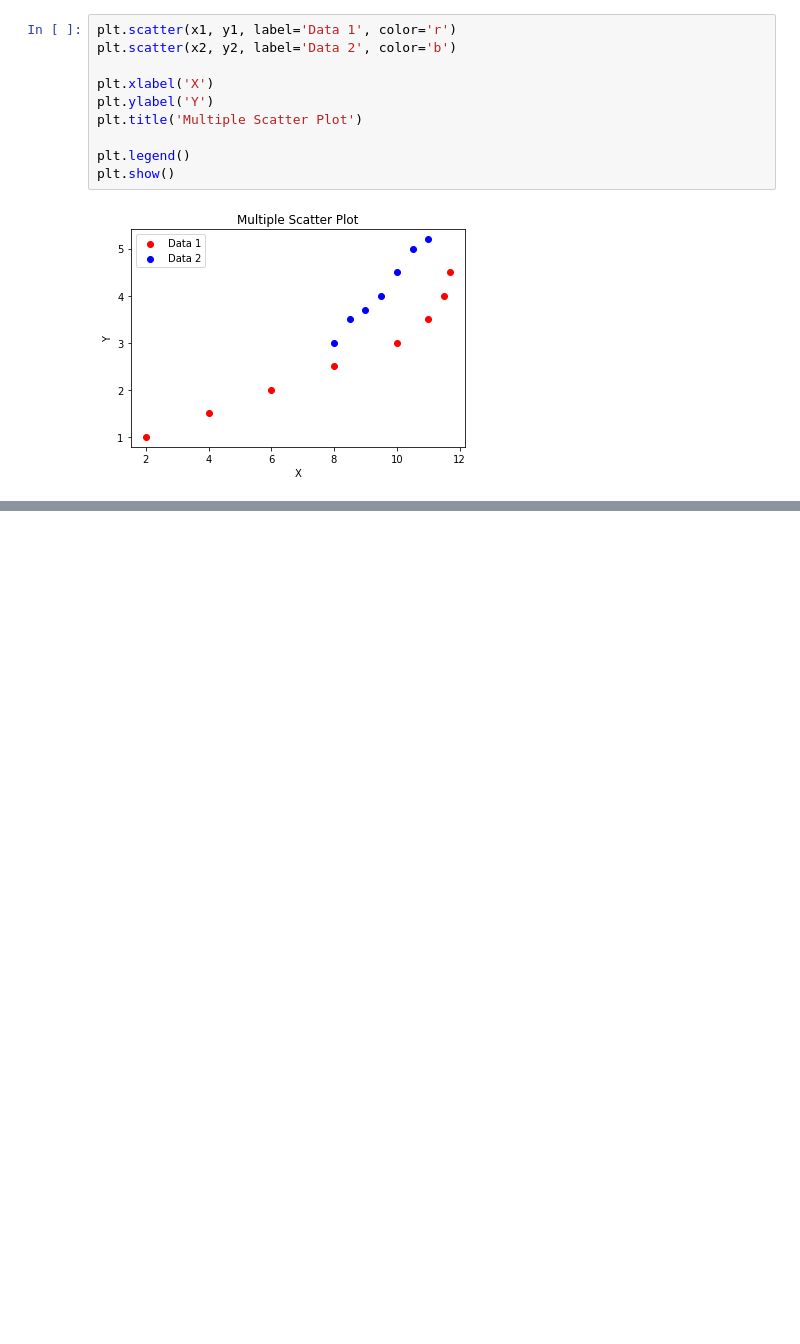
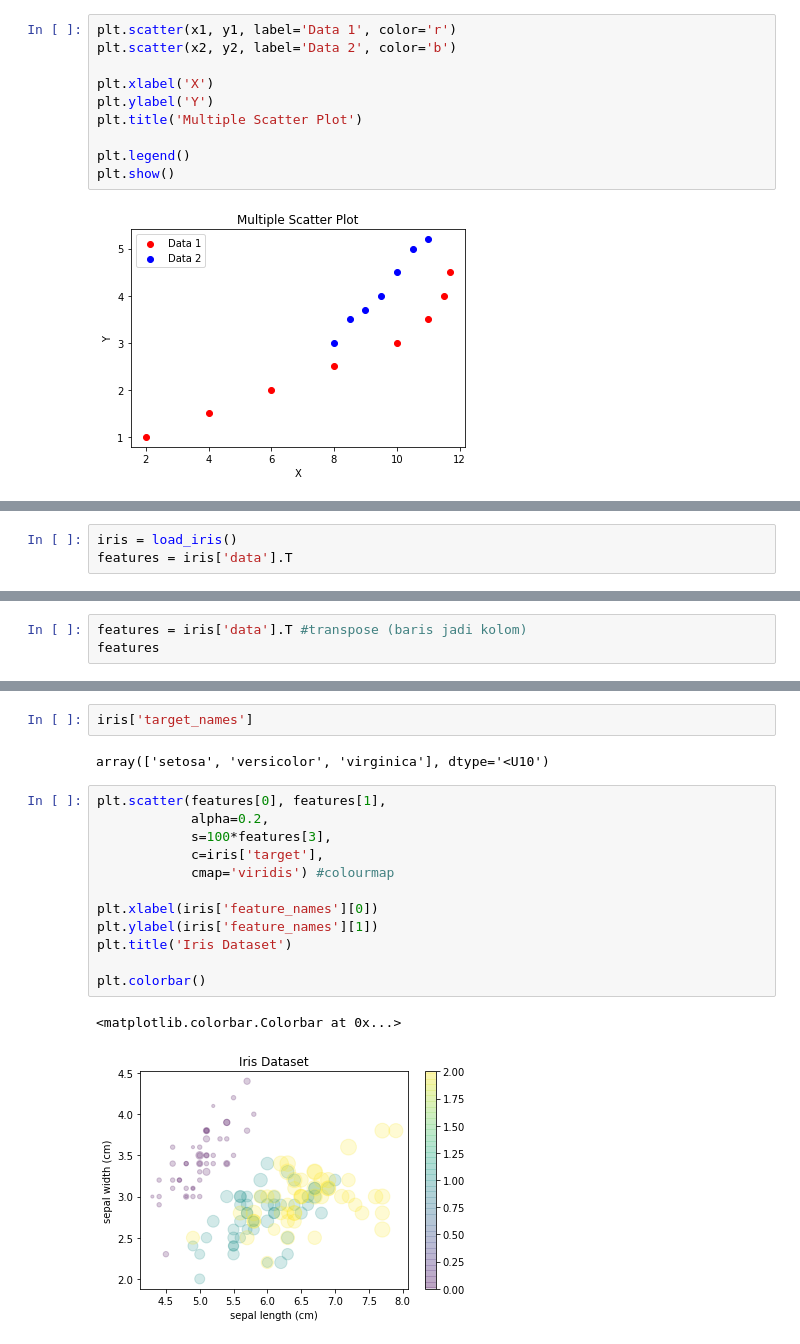
Before and after one commit to AxelChristian/matplotlib, a Jupyter notebook: 08_scatter_plot.ipynb, the cells around one changed output, grey strips where cells are left out. Drawn from its saved outputs; the diff is of its cells as text; blank space fills up the shorter version.

```diff
--- a/08_scatter_plot.ipynb
+++ b/08_scatter_plot.ipynb
@@ -50,0 +76,3 @@ plt.show()
+# %%
+iris = load_iris()
+features = iris['data'].T
@@ -50,0 +110,3 @@ plt.show()
+# %%
+features = iris['data'].T #transpose (baris jadi kolom)
+features
@@ -50,0 +141,19 @@ plt.show()
+# %%
+iris['target_names']
+# %% [output]
+array(['setosa', 'versicolor', 'virginica'], dtype='<U10')
+# %%
+plt.scatter(features[0], features[1],
+            alpha=0.2,
+            s=100*features[3],
+            c=iris['target'],
+            cmap='viridis') #colourmap
+
+plt.xlabel(iris['feature_names'][0])
+plt.ylabel(iris['feature_names'][1])
+plt.title('Iris Dataset')
+
+plt.colorbar()
+# %% [output]
+<matplotlib.colorbar.Colorbar at 0x...>
+[figure, added]
```
Also changed, not shown: parts of 9 cells of this notebook.
